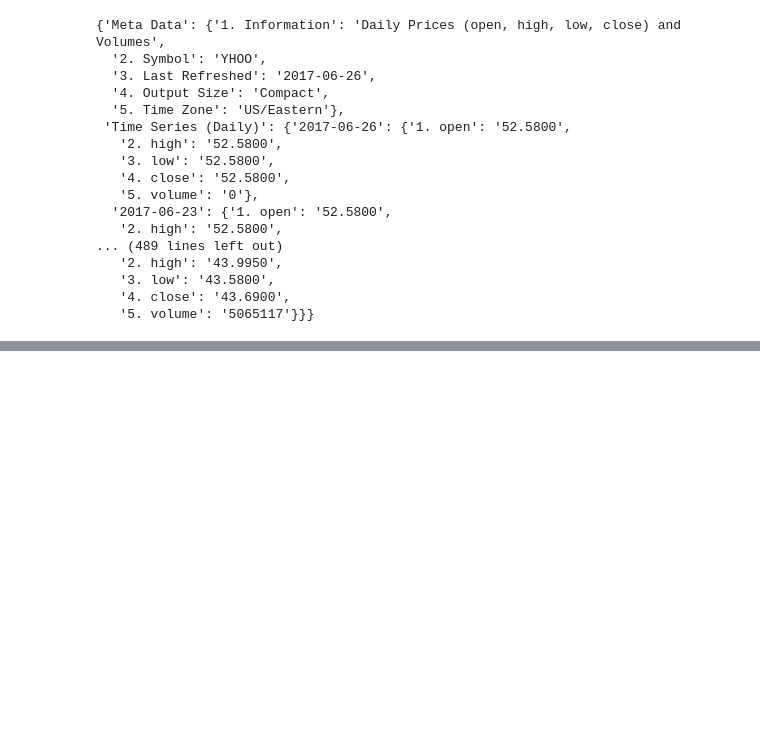
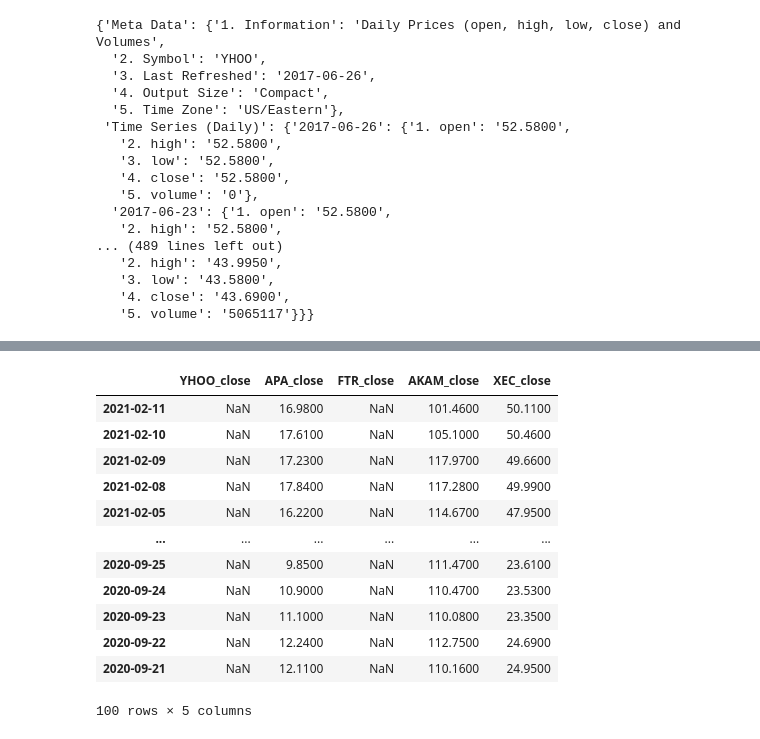
Before and after one commit to TessPalan/stock-research, a Jupyter notebook: notebook/api_stock_call.ipynb, the cells around one changed output, grey strips where cells are left out. Cells and saved outputs as stored; diff of their text form; code cells hidden in the pictures; blank space fills up the shorter version.

```diff
--- a/notebook/api_stock_call.ipynb
+++ b/notebook/api_stock_call.ipynb
@@ -6,10 +6,11 @@ import pandas as pd
 import numpy as np
 from config import api_key
 import requests
+# %%
+tickers = ['YHOO','APA','FTR','AKAM','XEC']
 # %%
 responses = []
-for ticker in ['YHOO','APA','FTR','AKAM','XEC']:
-
+for ticker in tickers:
     url = f'https://www.alphavantage.co/query?function=TIME_SERIES_DAILY&symbol={ticker}&apikey={api_key}'
     response = requests.get(url)
     responses.append(response.json())
@@ -70,0 +59,8 @@ pd.DataFrame({
+# %%
+close_cols= []
+for index,ticker in enumerate(tickers):
+    current_ticker = ticker
+    current_ticker_close = pd.DataFrame(responses[index]['Time Series (Daily)']).transpose()['4. close']
+    current_ticker_close.name= f'{current_ticker}_close'
+    close_cols.append(current_ticker_close)
+close_cols
@@ -70,0 +85,3 @@ pd.DataFrame({
+# %%
+close_df= pd.DataFrame(close_cols).T
+assert len(close_df.index) == len(set(close_df.index))
@@ -70,0 +120,17 @@ pd.DataFrame({
+# %%
+# we were expermenting to find the rows that have at least 3 values for giving dates
+close_df.loc[close_df.isna().sum(axis=1) < 3]
+# %% [output]
+|  | YHOO_close | APA_close | FTR_close | AKAM_close | XEC_close |
+| 2021-02-11 | NaN | 16.9800 | NaN | 101.4600 | 50.1100 |
+| 2021-02-10 | NaN | 17.6100 | NaN | 105.1000 | 50.4600 |
+| 2021-02-09 | NaN | 17.2300 | NaN | 117.9700 | 49.6600 |
+| 2021-02-08 | NaN | 17.8400 | NaN | 117.2800 | 49.9900 |
+| 2021-02-05 | NaN | 16.2200 | NaN | 114.6700 | 47.9500 |
+| ... | ... | ... | ... | ... | ... |
+| 2020-09-25 | NaN | 9.8500 | NaN | 111.4700 | 23.6100 |
+| 2020-09-24 | NaN | 10.9000 | NaN | 110.4700 | 23.5300 |
+| 2020-09-23 | NaN | 11.1000 | NaN | 110.0800 | 23.3500 |
+| 2020-09-22 | NaN | 12.2400 | NaN | 112.7500 | 24.6900 |
+| 2020-09-21 | NaN | 12.1100 | NaN | 110.1600 | 24.9500 |
+100 rows × 5 columns
```
Also changed, not shown: parts of 8 cells of this notebook.
